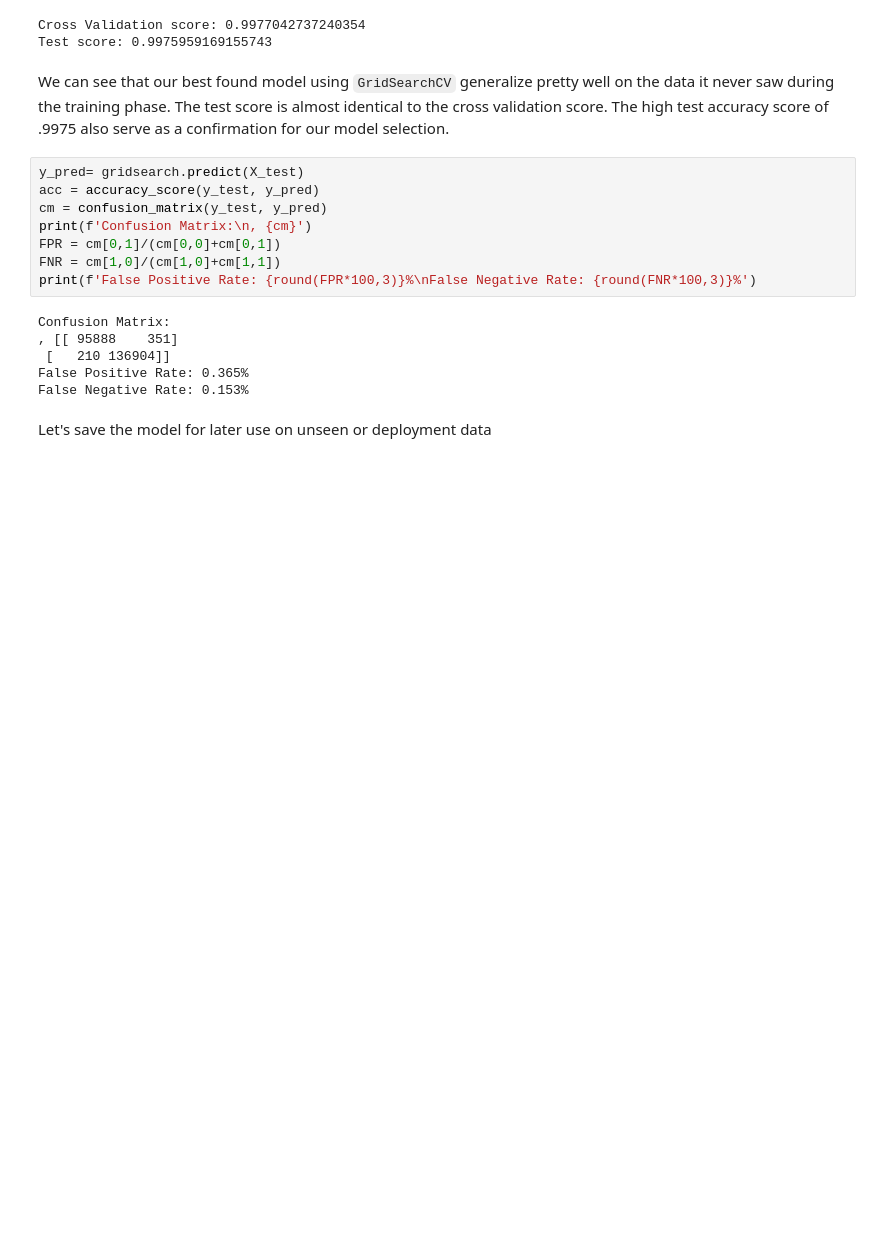
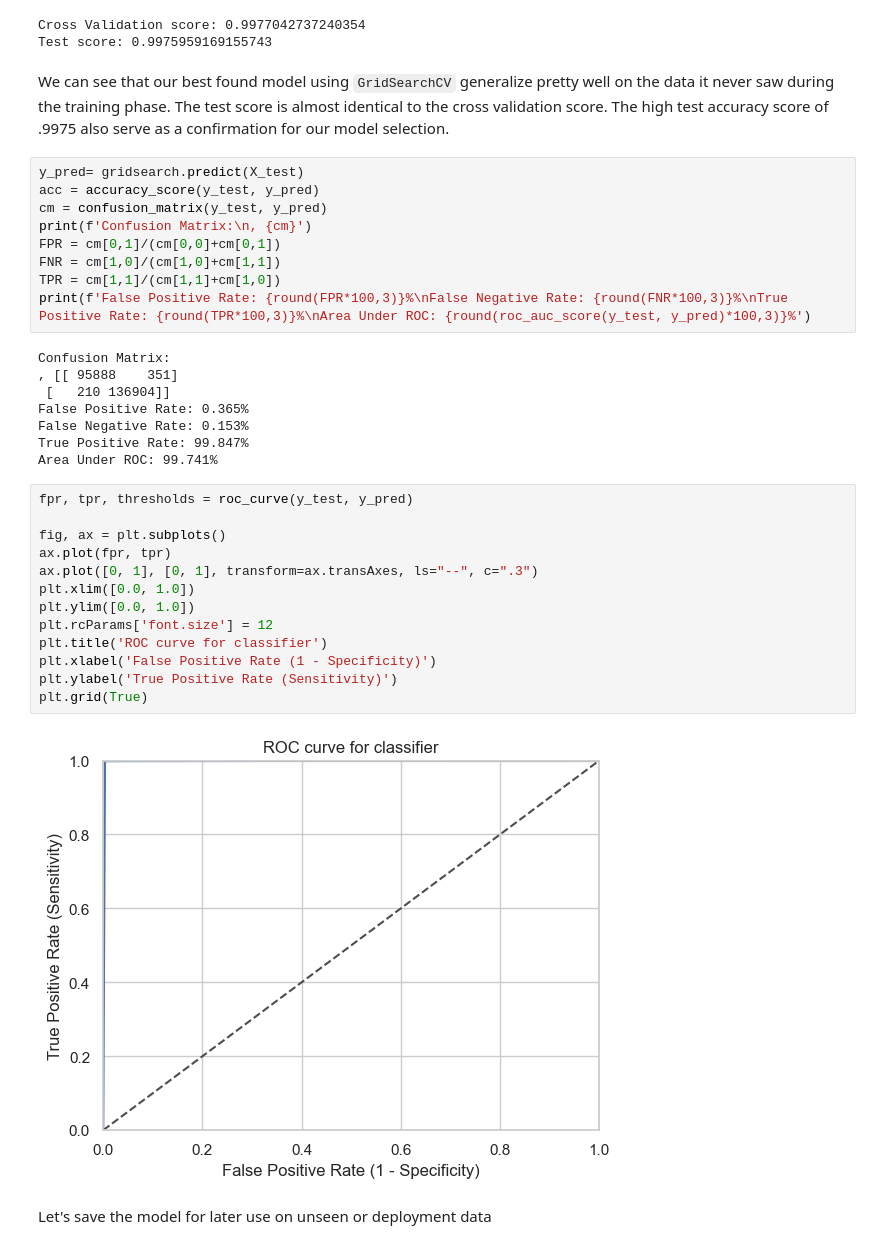
Before and after one commit to nipun-goyal/Mortgage-Approval-Modeling, a Jupyter notebook: 1.0-Mortgage-Approval-Modeling.ipynb, the cells around one changed output. Drawn from its saved outputs; the diff is of its cells as text; blank space fills up the shorter version.

```diff
--- a/1.0-Mortgage-Approval-Modeling.ipynb
+++ b/1.0-Mortgage-Approval-Modeling.ipynb
@@ -1455,13 +1455,31 @@ cm = confusion_matrix(y_test, y_pred)
 print(f'Confusion Matrix:\n, {cm}')
 FPR = cm[0,1]/(cm[0,0]+cm[0,1])
 FNR = cm[1,0]/(cm[1,0]+cm[1,1])
-print(f'False Positive Rate: {round(FPR*100,3)}%\nFalse Negative Rate: {round(FNR*100,3)}%')
+TPR = cm[1,1]/(cm[1,1]+cm[1,0])
+print(f'False Positive Rate: {round(FPR*100,3)}%\nFalse Negative Rate: {round(FNR*100,3)}%\nTrue Positive Rate: {round(TPR*100,3)}%\nArea Under ROC: {round(roc_auc_score(y_test, y_pred)*100,3)}%')
 # %% [output]
 Confusion Matrix:
 , [[ 95888    351]
  [   210 136904]]
 False Positive Rate: 0.365%
 False Negative Rate: 0.153%
+True Positive Rate: 99.847%
+Area Under ROC: 99.741%
+# %%
+fpr, tpr, thresholds = roc_curve(y_test, y_pred)
+
+fig, ax = plt.subplots()
+ax.plot(fpr, tpr)
+ax.plot([0, 1], [0, 1], transform=ax.transAxes, ls="--", c=".3")
+plt.xlim([0.0, 1.0])
+plt.ylim([0.0, 1.0])
+plt.rcParams['font.size'] = 12
+plt.title('ROC curve for classifier')
+plt.xlabel('False Positive Rate (1 - Specificity)')
+plt.ylabel('True Positive Rate (Sensitivity)')
+plt.grid(True)
+# %% [output]
+[figure, added]
 # %% [markdown]
 Let's save the model for later use on unseen or deployment data
 # %%
```
Also changed, not shown: parts of 4 cells of this notebook.
